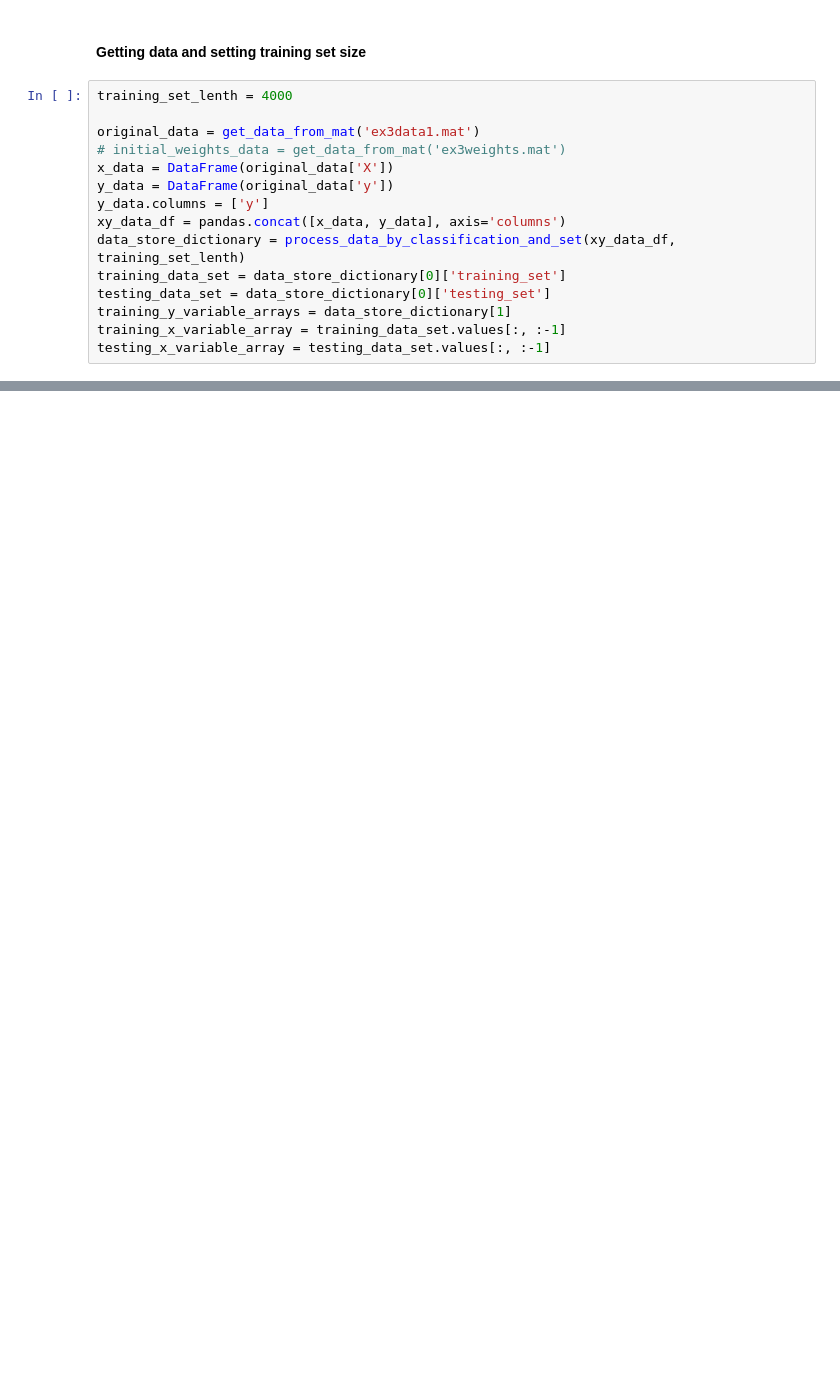
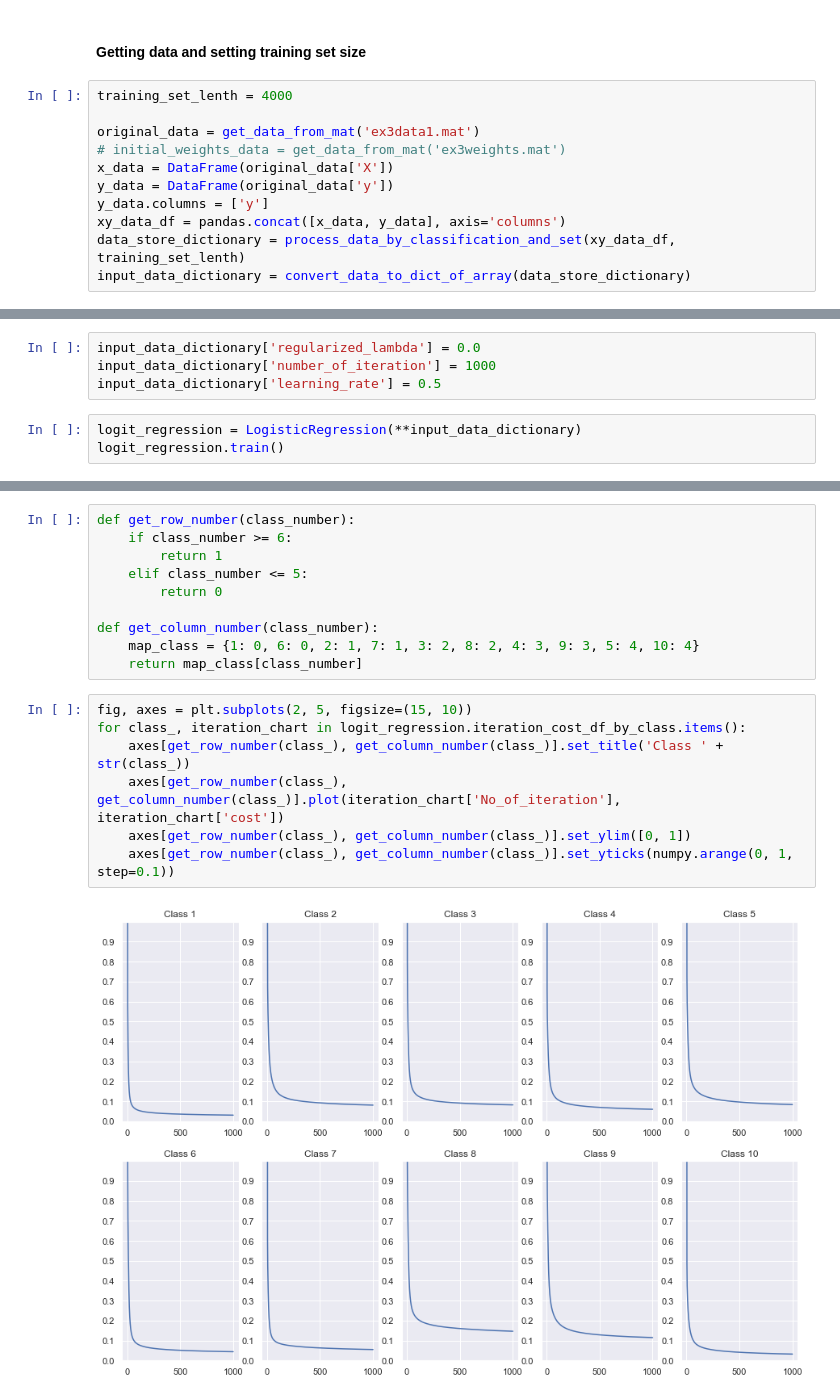
Before and after one commit to ozonosphere/machine_learning, a Jupyter notebook: multi_class_classification.ipynb, the cells around one changed output, grey strips where cells are left out. Drawn from its saved outputs; the diff is of its cells as text; blank space fills up the shorter version.

Commit message:
added logistic regression algo for multi-class classification

```diff
--- a/multi_class_classification.ipynb
+++ b/multi_class_classification.ipynb
@@ -24,8 +24,4 @@ y_data = DataFrame(original_data['y'])
 y_data.columns = ['y']
 xy_data_df = pandas.concat([x_data, y_data], axis='columns')
 data_store_dictionary = process_data_by_classification_and_set(xy_data_df, training_set_lenth)
-training_data_set = data_store_dictionary[0]['training_set']
-testing_data_set = data_store_dictionary[0]['testing_set']
-training_y_variable_arrays = data_store_dictionary[1]
-training_x_variable_array = training_data_set.values[:, :-1]
-testing_x_variable_array = testing_data_set.values[:, :-1]
+input_data_dictionary = convert_data_to_dict_of_array(data_store_dictionary)
@@ -35,0 +28,7 @@ testing_x_variable_array = testing_data_set.values[:, :-1]
+# %%
+input_data_dictionary['regularized_lambda'] = 0.0
+input_data_dictionary['number_of_iteration'] = 1000
+input_data_dictionary['learning_rate'] = 0.5
+# %%
+logit_regression = LogisticRegression(**input_data_dictionary)
+logit_regression.train()
@@ -35,0 +49,19 @@ testing_x_variable_array = testing_data_set.values[:, :-1]
+# %%
+def get_row_number(class_number):
+    if class_number >= 6:
+        return 1
+    elif class_number <= 5:
+        return 0
+
+def get_column_number(class_number):
+    map_class = {1: 0, 6: 0, 2: 1, 7: 1, 3: 2, 8: 2, 4: 3, 9: 3, 5: 4, 10: 4}
+    return map_class[class_number]
+# %%
+fig, axes = plt.subplots(2, 5, figsize=(15, 10))
+for class_, iteration_chart in logit_regression.iteration_cost_df_by_class.items():
+    axes[get_row_number(class_), get_column_number(class_)].set_title('Class ' + str(class_))
+    axes[get_row_number(class_), get_column_number(class_)].plot(iteration_chart['No_of_iteration'], iteration_chart['cost'])
+    axes[get_row_number(class_), get_column_number(class_)].set_ylim([0, 1])
+    axes[get_row_number(class_), get_column_number(class_)].set_yticks(numpy.arange(0, 1, step=0.1))
+# %% [output]
+[figure, added]
```
Also changed, not shown: parts of 7 cells of this notebook, 2 other files.
